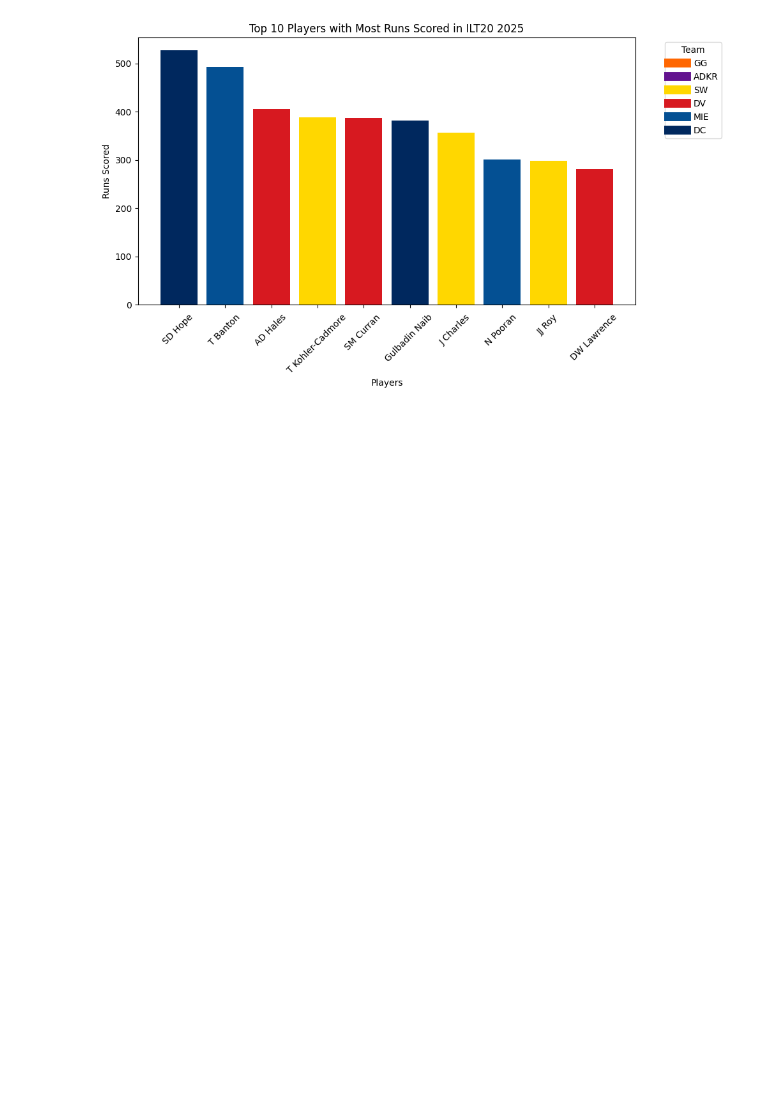
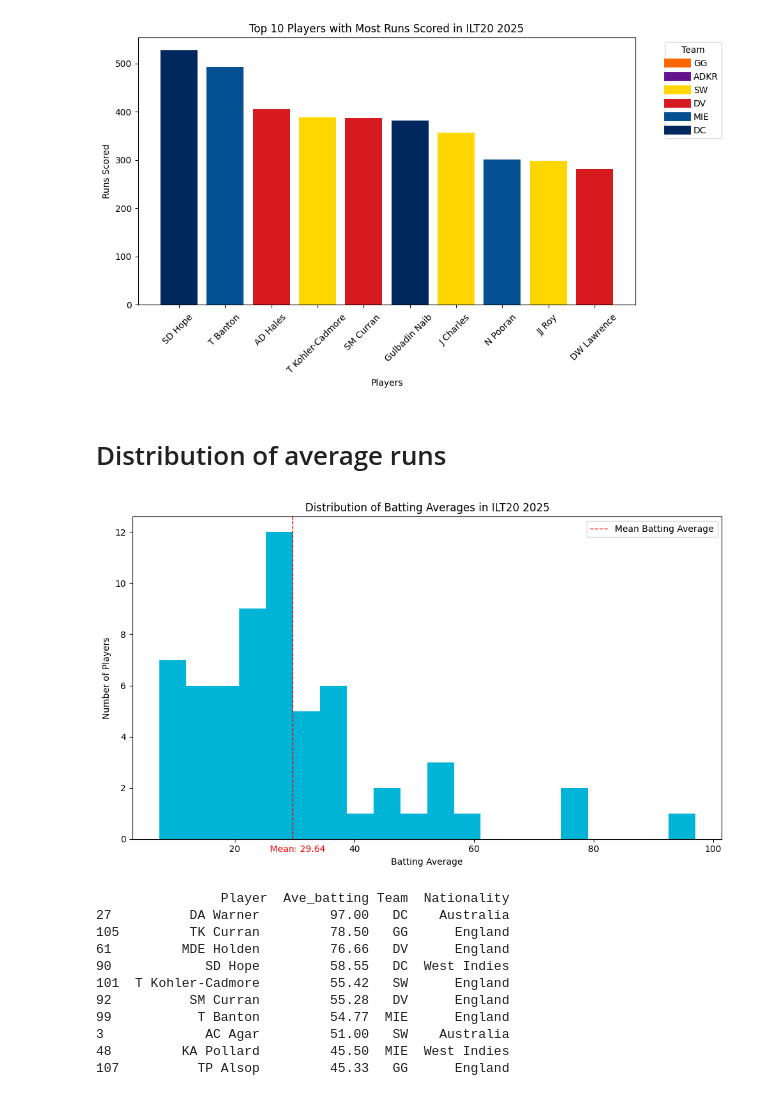
Before and after one commit to andrewgibson06/Data-Science-Final-Project, a Jupyter notebook: data_science_final_project.ipynb, the cells around one changed output. Drawn from its saved outputs; the diff is of its cells as text; code cells hidden in the pictures; blank space fills up the shorter version.

```diff
--- a/data_science_final_project.ipynb
+++ b/data_science_final_project.ipynb
@@ -65,3 +93,44 @@ plt.tight_layout()
 plt.show()
 # %% [output]
 [figure]
+# %% [markdown]
+# Distribution of average runs
+# %%
+#filters out the players who are not "batsmen" by making minimum of 5 overs faced
+full_batsmen = player_stats[player_stats["BF"] >= 30]
+full_batsmen = full_batsmen.dropna(subset=["Ave_batting"])
+
+#finds the mean batting average
+mean_batting_average = full_batsmen["Ave_batting"].mean()
+
+#plots a histogram of all batsmen
+plt.figure(figsize=(10, 6))
+plt.hist(full_batsmen["Ave_batting"], bins=20, color="#00b4d8")
+plt.xlabel("Batting Average")
+plt.ylabel("Number of Players")
+plt.title("Distribution of Batting Averages in ILT20 2025")
+plt.axvline(mean_batting_average, color='red', linestyle='dashed', linewidth=1, label='Mean Batting Average')
+plt.text(mean_batting_average -3.75, -0.5, f'Mean: {mean_batting_average:.2f}', color='red')
+plt.legend()
+plt.tight_layout()
+plt.show()
+
+#sorts them in descending order
+full_batsmen_average_runs_sorted = full_batsmen.sort_values(by="Ave_batting", ascending=False)
+
+#list of top 10 players with highest batting average
+top_10_batting_average = full_batsmen_average_runs_sorted.head(10)
+print(top_10_batting_average[["Player", "Ave_batting", "Team", "Nationality"]])
+# %% [output]
+[figure, added]
+                Player  Ave_batting Team  Nationality
+27          DA Warner         97.00   DC    Australia
+105         TK Curran         78.50   GG      England
+61         MDE Holden         76.66   DV      England
+90            SD Hope         58.55   DC  West Indies
+101  T Kohler-Cadmore         55.42   SW      England
+92          SM Curran         55.28   DV      England
+99           T Banton         54.77  MIE      England
+3             AC Agar         51.00   SW    Australia
+48         KA Pollard         45.50  MIE  West Indies
+107          TP Alsop         45.33   GG      England
```
Also changed, not shown: parts of 8 cells of this notebook, 1 other file.
